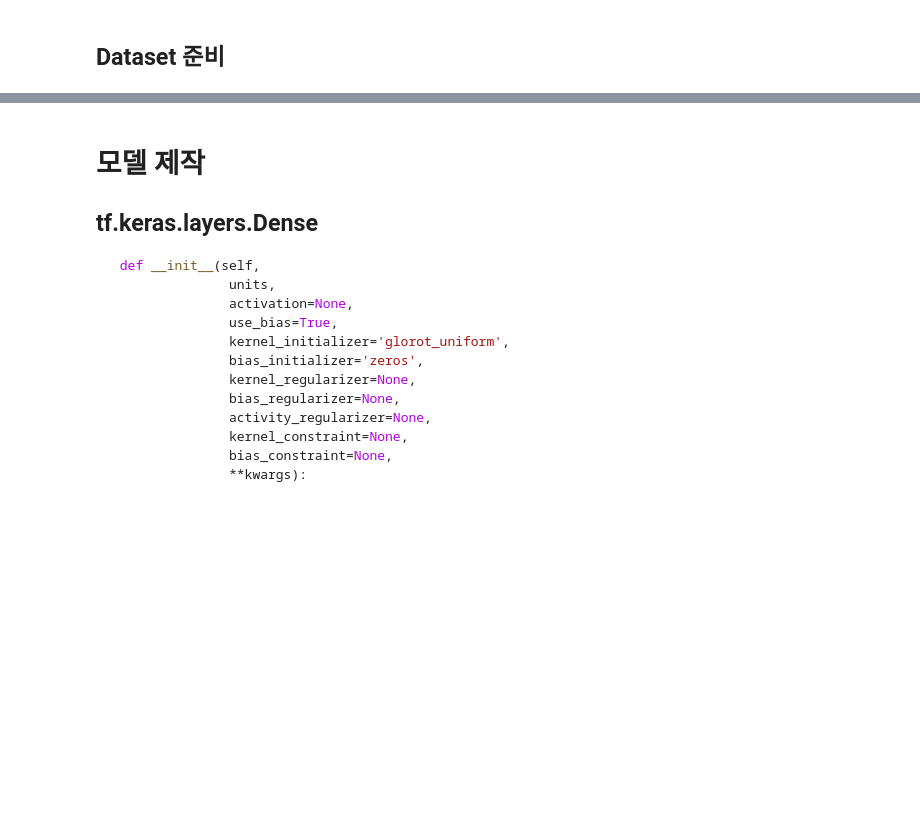
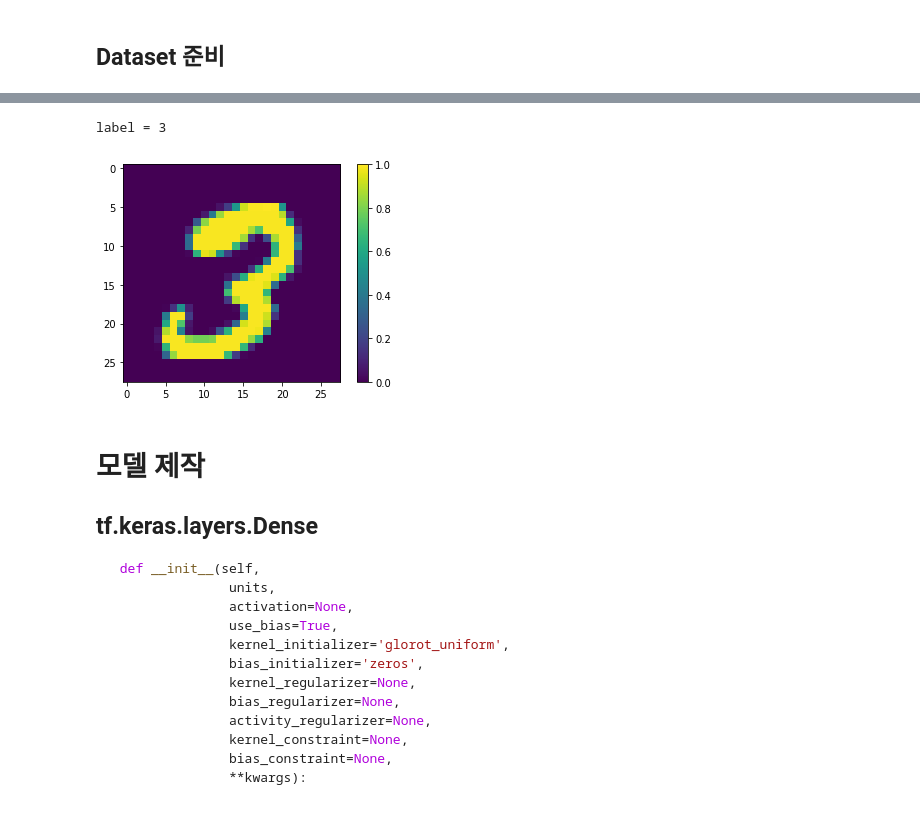
Before and after one commit to Ssojux2/Tensorflow_Tutorial, a Jupyter notebook: Day_2/06 - MNIST with DNN.ipynb, the cells around one changed output, grey strips where cells are left out. Drawn from its saved outputs; the diff is of its cells as text; code cells hidden in the pictures; blank space fills up the shorter version.

```diff
--- a/Day_2/06 - MNIST with DNN.ipynb
+++ b/Day_2/06 - MNIST with DNN.ipynb
@@ -47,10 +52,13 @@ print(test_dataset)
 # %%
-index = 1234
+index = 12345
 print("label = {}".format(train_labels[index]))
 plt.imshow(train_data[index].reshape(28, 28))
 plt.colorbar()
 #plt.gca().grid(False)
 plt.show()
+# %% [output]
+label = 3
+[figure, added]
 # %% [markdown]
 # 모델 제작
 ## tf.keras.layers.Dense
```
Also changed, not shown: parts of 10 cells of this notebook, 23 other files.
